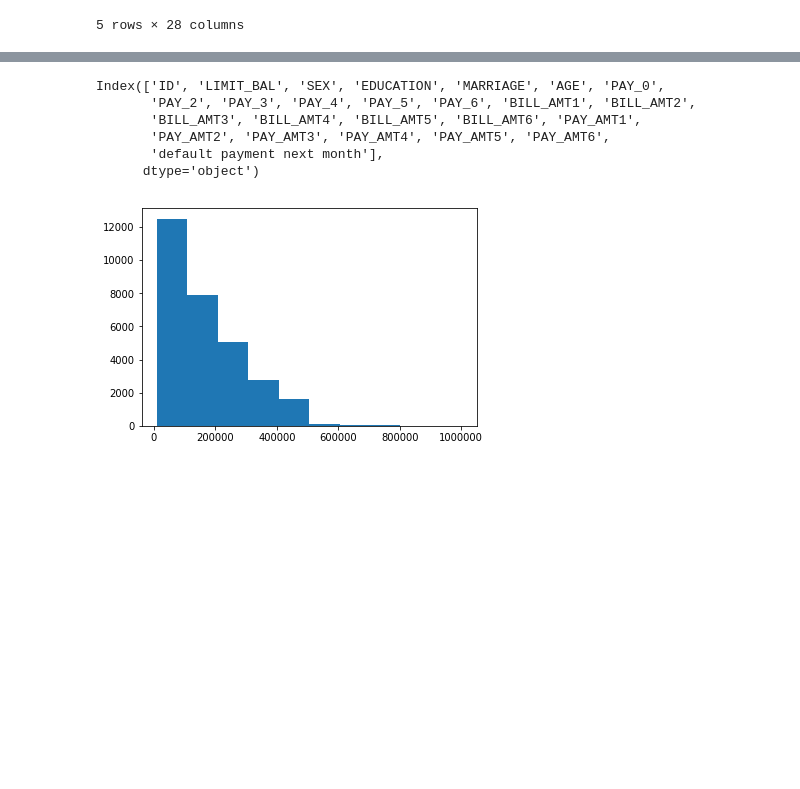
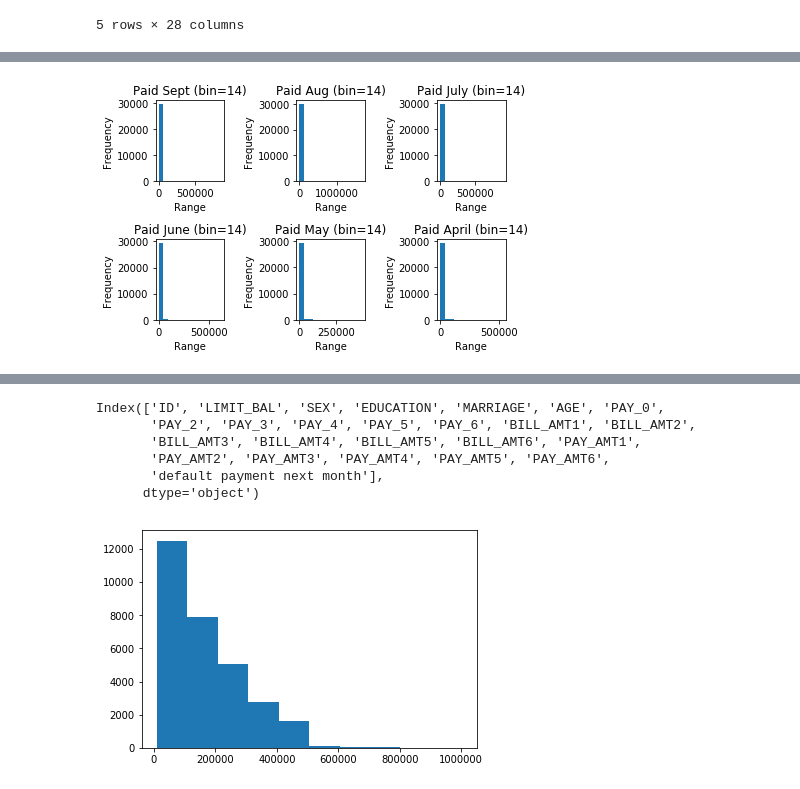
Before and after one commit to rsalaud/C5_T2, a Jupyter notebook: C5_T2.ipynb, the cells around one changed output, grey strips where cells are left out. Drawn from its saved outputs; the diff is of its cells as text; code cells hidden in the pictures; blank space fills up the shorter version.

```diff
--- a/C5_T2.ipynb
+++ b/C5_T2.ipynb
@@ -194,0 +251,41 @@ plt.show()
+# %%
+subplot(2,3,1)
+plt.hist(credit['PAY_AMT1'], bins=14)
+plt.title('Paid Sept (bin=14)')
+plt.xlabel('Range')
+plt.ylabel('Frequency')
+
+subplot(2,3,2)
+plt.hist(credit['PAY_AMT2'], bins=14)
+plt.title('Paid Aug (bin=14)')
+plt.xlabel('Range')
+plt.ylabel('Frequency')
+
+subplot(2,3,3)
+plt.hist(credit['PAY_AMT3'], bins=14)
+plt.title('Paid July (bin=14)')
+plt.xlabel('Range')
+plt.ylabel('Frequency')
+
+subplot(2,3,4)
+plt.hist(credit['PAY_AMT4'], bins=14)
+plt.title('Paid June (bin=14)')
+plt.xlabel('Range')
+plt.ylabel('Frequency')
+
+subplot(2,3,5)
+plt.hist(credit['PAY_AMT5'], bins=14)
+plt.title('Paid May (bin=14)')
+plt.xlabel('Range')
+plt.ylabel('Frequency')
+
+subplot(2,3,6)
+plt.hist(credit['PAY_AMT6'], bins=14)
+plt.title('Paid April (bin=14)')
+plt.xlabel('Range')
+plt.ylabel('Frequency')
+
+plt.tight_layout()
+plt.show()
+# %% [output]
+[figure, added]
```
Also changed, not shown: parts of 35 cells of this notebook.
